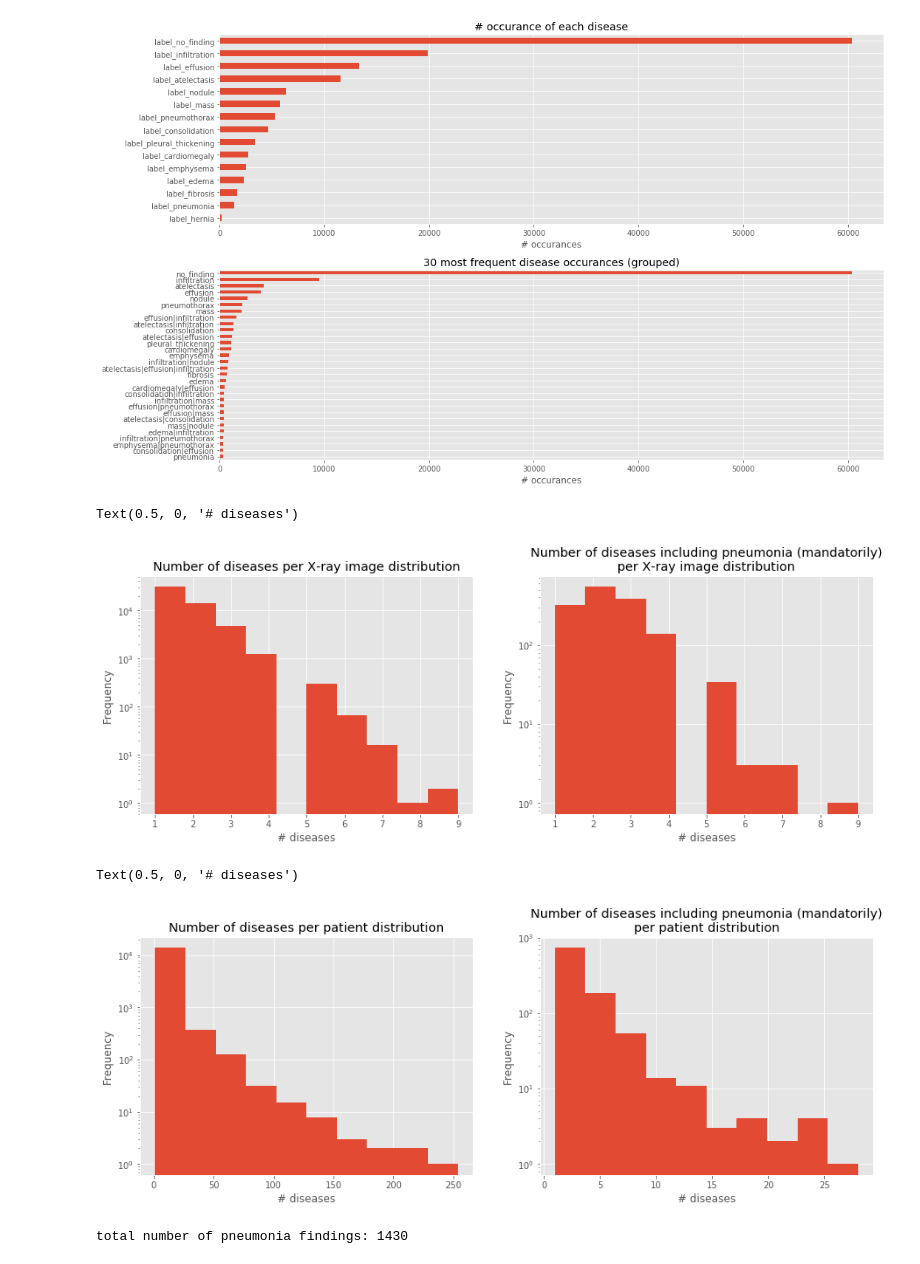
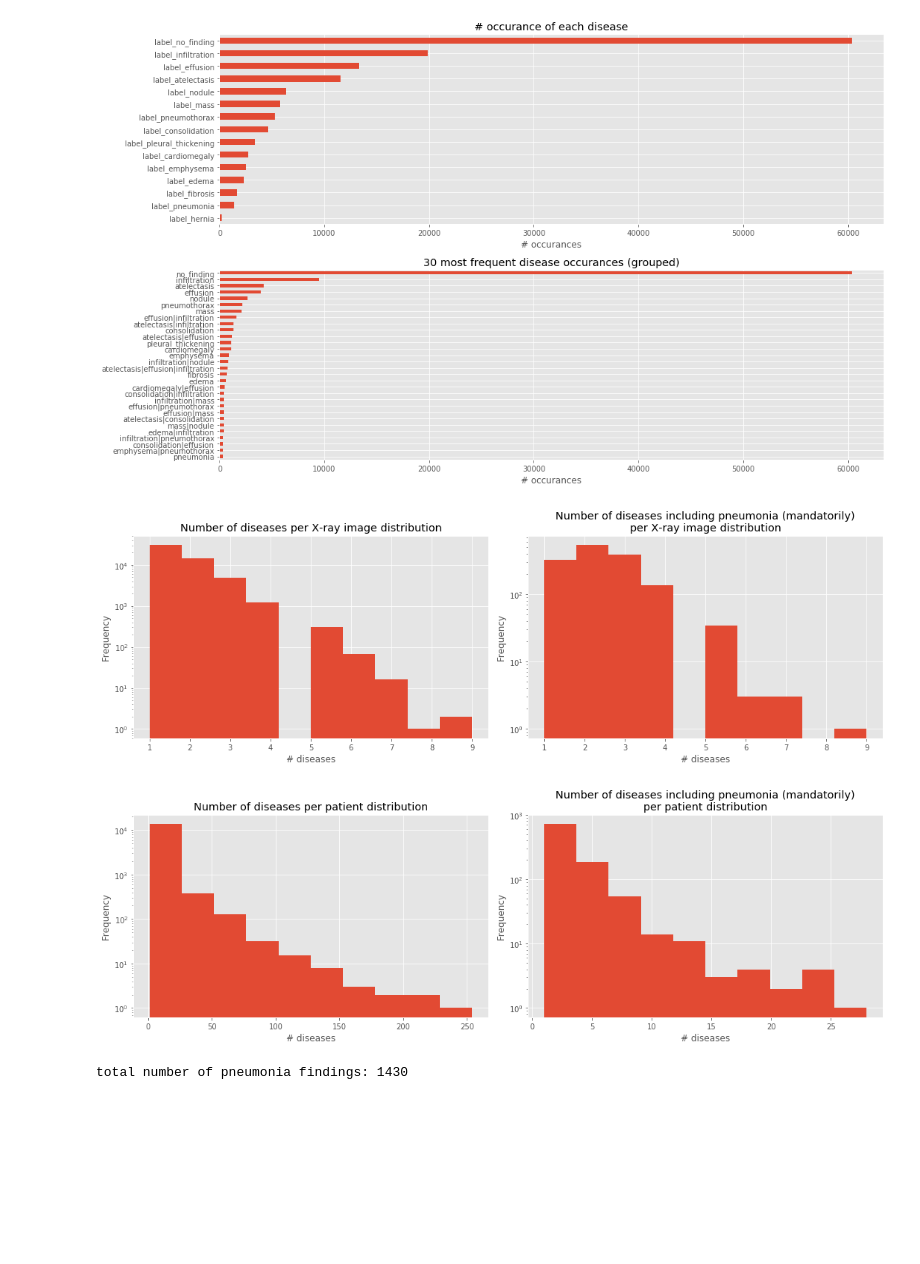
Before and after one commit to phthaloc/AIHCND_C2_Starter, a Jupyter notebook: EDA.ipynb, the cells around one changed output. Saved outputs shown, nothing was run; the diff lists cells and outputs as text; code cells hidden in the pictures; blank space fills up the shorter version.

Commit message:
save images from EDA

```diff
--- a/EDA.ipynb
+++ b/EDA.ipynb
@@ -514,16 +518,18 @@ fig.tight_layout()
 # %%
 fig, axarr = plt.subplots(1, 2, figsize=(15, 5))
 
 ttl = 'Number of diseases per X-ray image distribution'
 df.loc[df['label_no_finding']==0, df.columns.str.startswith('label')].sum(axis=1).plot.hist(logy=True, ax=axarr[0], title=ttl)
 axarr[0].set_xlabel('# diseases')
 
 ttl = 'Number of diseases including pneumonia (mandatorily)\nper X-ray image distribution'
 df.loc[(df['label_no_finding']==0) & (df['label_pneumonia']==1), df.columns.str.startswith('label')].sum(axis=1).plot.hist(logy=True, ax=axarr[1], title=ttl)
 axarr[1].set_xlabel('# diseases')
+
+fig.tight_layout()
+plt.savefig(f'{path_figures}nr_of_diseases_per_image.png', bbox_inches='tight')
 # %% [output]
-Text(0.5, 0, '# diseases')
-[figure, old version]
+[figure, new version]
 # %%
 fig, axarr = plt.subplots(1, 2, figsize=(15, 5))
 
@@ -534,9 +540,11 @@ axarr[0].set_xlabel('# diseases')
 ttl = 'Number of diseases including pneumonia (mandatorily)\nper patient distribution'
 df.loc[(df['label_no_finding']==0) & (df['label_pneumonia']==1), df.columns.str.contains('label_|pid', regex=True)].groupby('pid').sum().sum(axis=1).plot.hist(ax=axarr[1], title=ttl, logy=True)
 axarr[1].set_xlabel('# diseases')
+
+fig.tight_layout()
+plt.savefig(f'{path_figures}nr_of_diseases_per_pid.png', bbox_inches='tight')
 # %% [output]
-Text(0.5, 0, '# diseases')
-[figure, old version]
+[figure, new version]
 # %%
 print(f"total number of pneumonia findings: {df['label_pneumonia'].sum()}")
 # %% [output]
```
Also changed, not shown: parts of 10 cells of this notebook.
